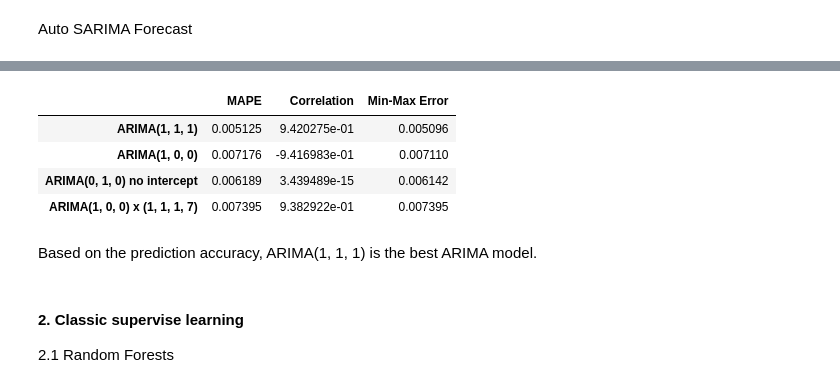
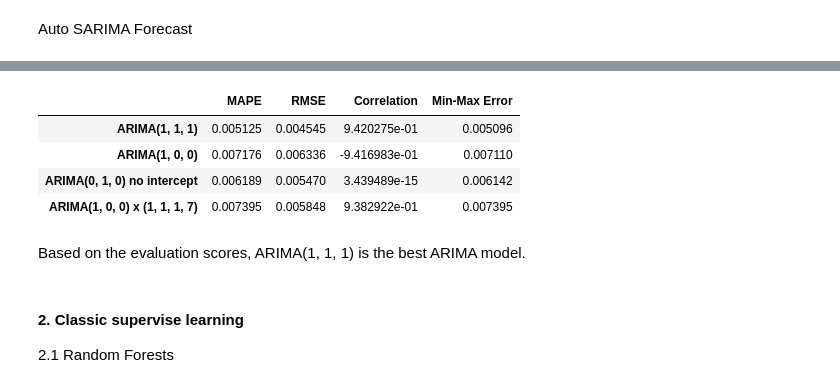
Before and after one commit to flizhou/CAD_USD_exchange_rate_predictor, a Jupyter notebook: scripts/eda.ipynb, the cells around one changed output, grey strips where cells are left out. Saved outputs shown, nothing was run; the diff lists cells and outputs as text; code cells hidden in the pictures.

```diff
--- a/scripts/eda.ipynb
+++ b/scripts/eda.ipynb
@@ -302,7 +296,7 @@ model_1 = ARIMA(train.close, order=(1, 1, 1))
 model_1_fit = model_1.fit(disp=-1)
 print(model_1_fit.summary())
 fc_series = plot_forecast(model_1_fit, train, valid)
-scores_1 = evaluate_model(fc_series, valid.squeeze())
+scores_1 = evaluate_model(fc_series, valid.squeeze(), 'ARIMA(1, 1, 1)')
 # %% [output]
                              ARIMA Model Results
 ==============================================================================
@@ -327,7 +321,7 @@ model_2 = ARIMA(train.close, order=(1, 0, 0))
 model_2_fit = model_2.fit(disp=-1)
 print(model_2_fit.summary())
 fc_series = plot_forecast(model_2_fit, train, valid)
-scores_2 = evaluate_model(fc_series, valid.squeeze())
+scores_2 = evaluate_model(fc_series, valid.squeeze(), 'ARIMA(1, 0, 0)')
 # %% [output]
                               ARMA Model Results
 ==============================================================================
@@ -371,6 +365,6 @@ model_3 = pmdarima.auto_arima(train['close'],
 
 print(model_3.summary())
 fc_series = plot_forecast(model_3, train, valid, True)
-scores_3 = evaluate_model(fc_series, valid.squeeze())
+scores_3 = evaluate_model(fc_series, valid.squeeze(), 'ARIMA(0, 1, 0) no intercept')
 # %% [output]
 Performing stepwise search to minimize aic
@@ -414,6 +408,6 @@ model_4 = pmdarima.auto_arima(train['close'],
 
 model_4.summary()
 fc_series = plot_forecast(model_4, train, valid, True)
-scores_4 = evaluate_model(fc_series, valid.squeeze())
+scores_4 = evaluate_model(fc_series, valid.squeeze(), 'ARIMA(1, 0, 0) x (1, 1, 1, 7)')
 # %% [output]
 Performing stepwise search to minimize aic
@@ -436,26 +430,20 @@ Total fit time: 86.252 seconds
 [figure]
 [figure]
-# %%
-results = {}
-for key in scores_1.keys():
-    results[key] = [scores_1[key], scores_2[key], scores_3[key], scores_4[key]]
-
-
-pd.DataFrame(
-    results,
-    index=\
-    ['ARIMA(1, 1, 1)',
-     'ARIMA(1, 0, 0)',
-     'ARIMA(0, 1, 0) no intercept',
-     'ARIMA(1, 0, 0) x (1, 1, 1, 7)'])
-# %% [output]
-|  | MAPE | Correlation | Min-Max Error |
-| ARIMA(1, 1, 1) | 0.005125 | 9.420275e-01 | 0.005096 |
-| ARIMA(1, 0, 0) | 0.007176 | -9.416983e-01 | 0.007110 |
-| ARIMA(0, 1, 0) no intercept | 0.006189 | 3.439489e-15 | 0.006142 |
-| ARIMA(1, 0, 0) x (1, 1, 1, 7) | 0.007395 | 9.382922e-01 | 0.007395 |
+# %%
+pd.concat([
+    scores_1,
+    scores_2,
+    scores_3,
+    scores_4,
+])
+# %% [output]
+|  | MAPE | RMSE | Correlation | Min-Max Error |
+| ARIMA(1, 1, 1) | 0.005125 | 0.004545 | 9.420275e-01 | 0.005096 |
+| ARIMA(1, 0, 0) | 0.007176 | 0.006336 | -9.416983e-01 | 0.007110 |
+| ARIMA(0, 1, 0) no intercept | 0.006189 | 0.005470 | 3.439489e-15 | 0.006142 |
+| ARIMA(1, 0, 0) x (1, 1, 1, 7) | 0.007395 | 0.005848 | 9.382922e-01 | 0.007395 |
 # %% [markdown]
-Based on the prediction accuracy, ARIMA(1, 1, 1) is the best ARIMA model.
+Based on the evaluation scores, ARIMA(1, 1, 1) is the best ARIMA model.
 # %% [markdown]
 #### 2. Classic supervise learning
 
```
Also changed, not shown: parts of 15 cells of this notebook, 1 other file.
